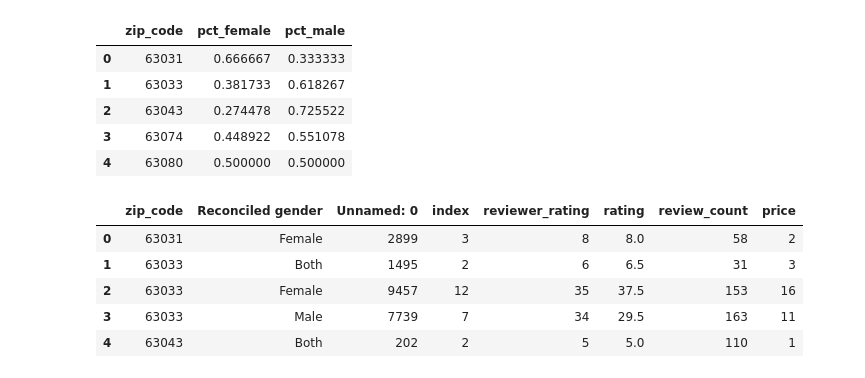
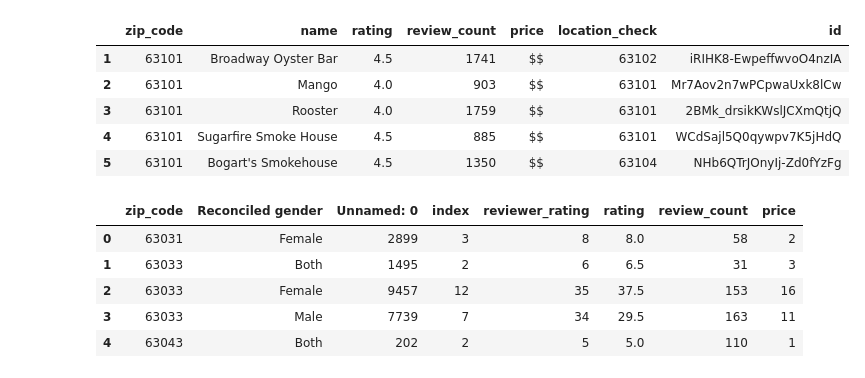
Before and after one commit to DutchDS/Project-1, a Jupyter notebook: yelp_API_review_Extractor.ipynb, the cells around one changed output. Cells and saved outputs as stored; diff of their text form; code cells hidden in the pictures.

```diff
--- a/yelp_API_review_Extractor.ipynb
+++ b/yelp_API_review_Extractor.ipynb
@@ -81,12 +81,14 @@ fileReview = 'Output/business_unique_data.csv'
 genderReview = 'Output/reviewcount_gender_zipcode.csv'
 fileMerged_BandR = 'Output/merged businesses with reviews.csv'
 fileGender_names = 'Input/gender names.csv'
+fileRestaurants = 'Output/raw business data.csv'
 
 business_df = pd.read_csv(fileReview)
 gender_df = pd.read_csv(genderReview) #Non validated gender breakdown by ZIP
 zip_df = pd.read_csv(fileZIP)
 genName_df = pd.read_csv(fileGender_names)
 mergBG_df = pd.read_csv(fileMerged_BandR)
+bRaw_df = pd.read_csv(fileRestaurants)
 
 zipZip = zip_df['zip_code'].tolist()
 zipZip = [str(z) for z in zipZip]
@@ -101,11 +103,16 @@ businessRevSum_df =pd.DataFrame(businessRev_df['review_count'].sum())
 
 #gender_df.head()
 genderReduct_df = gender_df[['zip_code', 'pct_female','pct_male']]
-genderReduct_df.head()
+#genderReduct_df.head()
-# %% [output]
-|  | zip_code | pct_female | pct_male |
-| 0 | 63031 | 0.666667 | 0.333333 |
-| 1 | 63033 | 0.381733 | 0.618267 |
-| 2 | 63043 | 0.274478 | 0.725522 |
-| 3 | 63074 | 0.448922 | 0.551078 |
-| 4 | 63080 | 0.500000 | 0.500000 |
+# %%
+bRaw_df.count()
+bRaw_df = bRaw_df.dropna(how='any')
+
+bRaw_df.head()
+# %% [output]
+|  | zip_code | name | rating | review_count | price | location_check | id |
+| 1 | 63101 | Broadway Oyster Bar | 4.5 | 1741 | $$ | 63102 | iRIHK8-EwpeffwvoO4nzIA |
+| 2 | 63101 | Mango | 4.0 | 903 | $$ | 63101 | Mr7Aov2n7wPCpwaUxk8lCw |
+| 3 | 63101 | Rooster | 4.0 | 1759 | $$ | 63101 | 2BMk_drsikKWslJCXmQtjQ |
+| 4 | 63101 | Sugarfire Smoke House | 4.5 | 885 | $$ | 63101 | WCdSajl5Q0qywpv7K5jHdQ |
+| 5 | 63101 | Bogart's Smokehouse | 4.5 | 1350 | $$ | 63104 | NHb6QTrJOnyIj-Zd0fYzFg |
```
Also changed, not shown: parts of 15 cells of this notebook, 7 other files.
